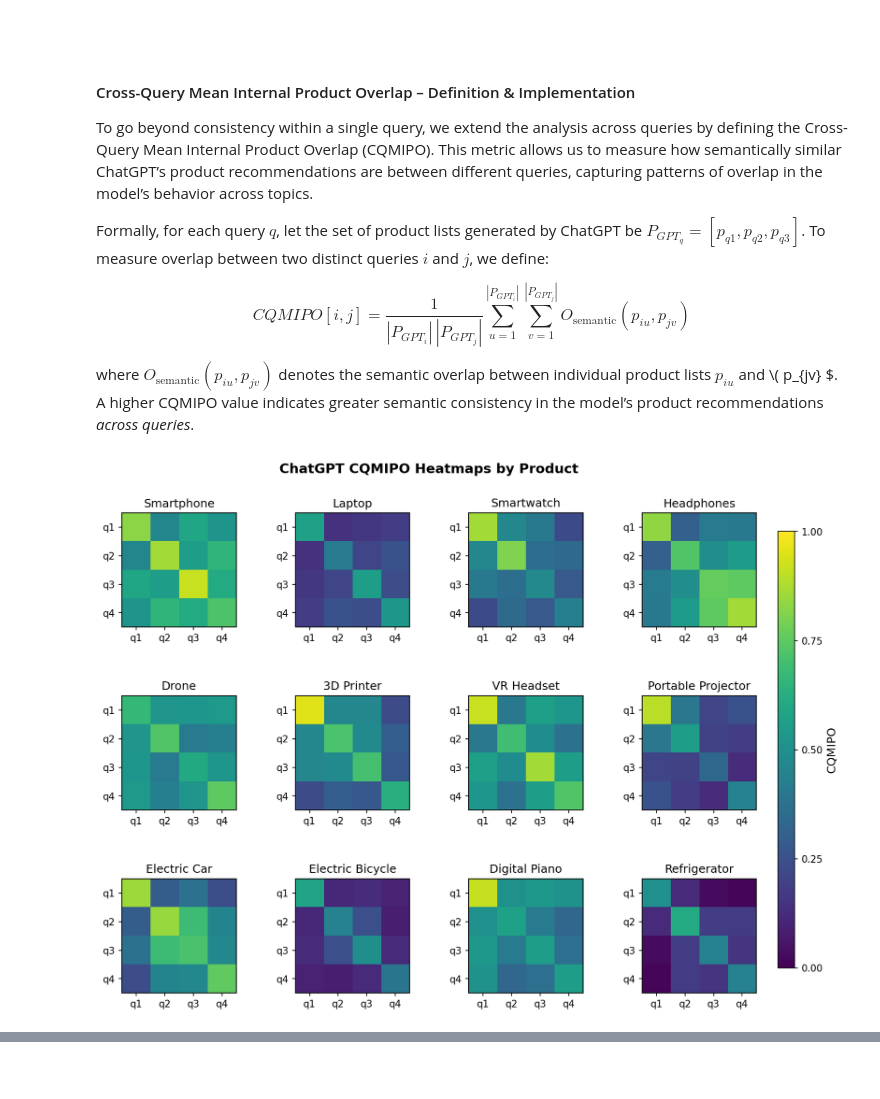
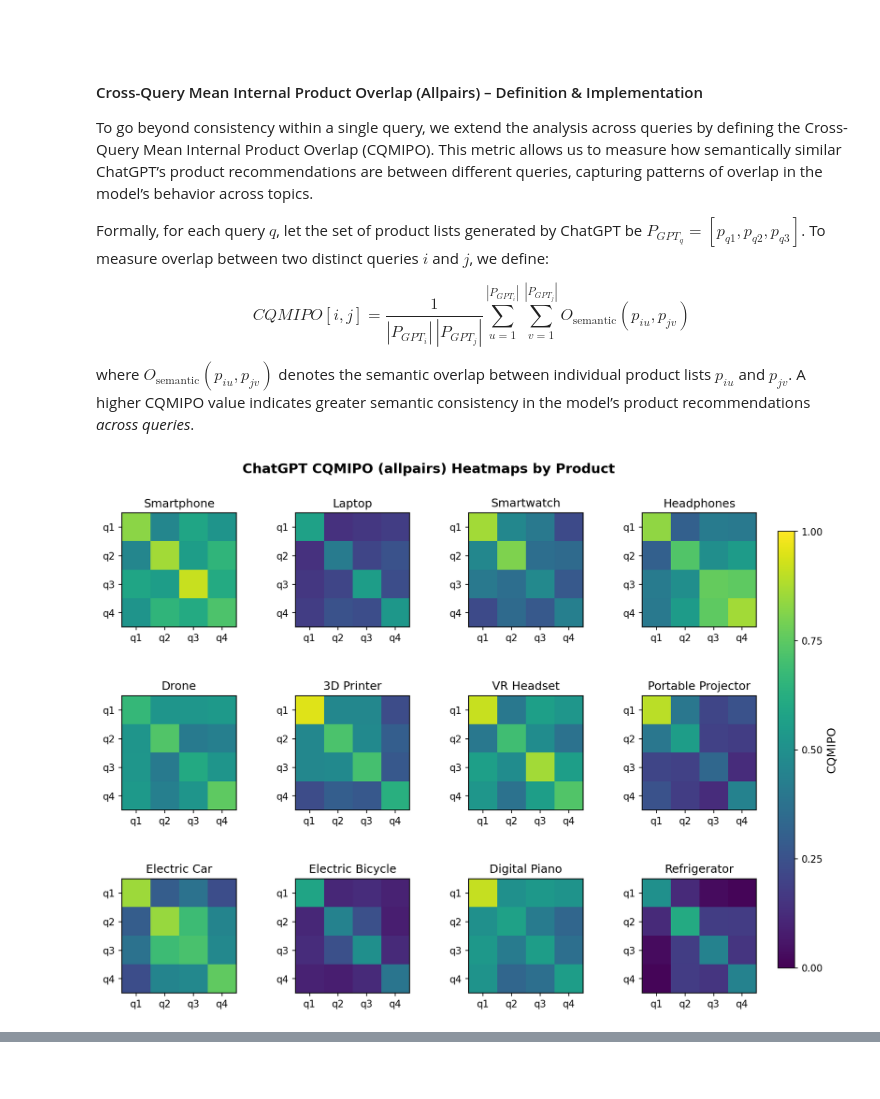
Before and after one commit to Saccarab/Search-vs-Generation-A-Comparative-Study-of-Bing-and-ChatGPT-in-Product-Recommendations, a Jupyter notebook: notebooks/ChatGPT/ChatGPT Internal Product Consistency.ipynb, the cells around one changed output, grey strips where cells are left out. Drawn from its saved outputs; the diff is of its cells as text; code cells hidden in the pictures.

```diff
--- a/notebooks/ChatGPT/ChatGPT Internal Product Consistency.ipynb
+++ b/notebooks/ChatGPT/ChatGPT Internal Product Consistency.ipynb
@@ -190,7 +172,7 @@ boxplot(
 # %% [markdown]
 <br/>
 # %% [markdown]
-<h4>Cross-Query Mean Internal Product Overlap – Definition & Implementation</h4>
+<h4>Cross-Query Mean Internal Product Overlap (Allpairs) – Definition & Implementation</h4>
 <p>To go beyond consistency within a single query, we extend the analysis across queries by defining the Cross-Query Mean Internal Product Overlap (CQMIPO). This metric allows us to measure how semantically similar ChatGPT’s product recommendations are between different queries, capturing patterns of overlap in the model’s behavior across topics.</p>
 
 <p>
@@ -202,10 +184,10 @@ Formally, for each query $ q $, let the set of product lists generated by ChatGP
 </p>
 
 <p>
-where $ O_{\text{semantic}}(p_{iu}, p_{jv}) $ denotes the semantic overlap between individual product lists $ p_{iu} $ and \( p_{jv} $. A higher CQMIPO value indicates greater semantic consistency in the model’s product recommendations <em>across queries</em>.
+where $ O_{\text{semantic}}(p_{iu}, p_{jv}) $ denotes the semantic overlap between individual product lists $ p_{iu} $ and $ p_{jv} $. A higher CQMIPO value indicates greater semantic consistency in the model’s product recommendations <em>across queries</em>.
 </p>
 # %%
-def calc_cqmipo(chatgpt_df, filter_col = None):
+def calc_cqmipo_allpairs(chatgpt_df, filter_col = None):
 
     n = len(chatgpt_df)
     cqmipo_matrix = np.full((n, n), 0, dtype = float)
@@ -230,8 +212,8 @@ def calc_cqmipo(chatgpt_df, filter_col = None):
 
     return pd.DataFrame(cqmipo_matrix, index = chatgpt_df["query"], columns = chatgpt_df["query"])
 # %%
-cqmipo_matrix_p = calc_cqmipo(chatgpt_df, filter_col = "product")
-heatmaps(cqmipo_matrix_p, chatgpt_df, filter_col = "product", title = "ChatGPT CQMIPO Heatmaps by Product", colorbar_label = "CQMIPO")
+cqmipo_matrix_p_a = calc_cqmipo_allpairs(chatgpt_df, filter_col = "product")
+heatmaps(cqmipo_matrix_p_a, chatgpt_df, filter_col = "product", title = "ChatGPT CQMIPO (allpairs) Heatmaps by Product", colorbar_label = "CQMIPO")
 # %% [output]
-[figure, old version]
+[figure, new version]
 # %%
```
Also changed, not shown: parts of 14 cells of this notebook, 6 other files.
